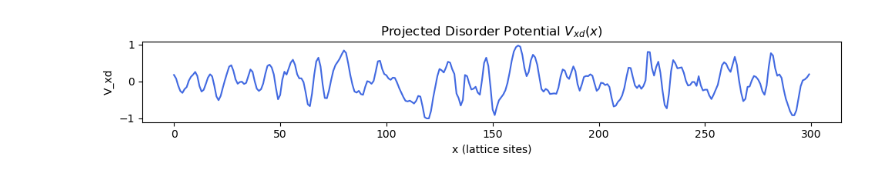
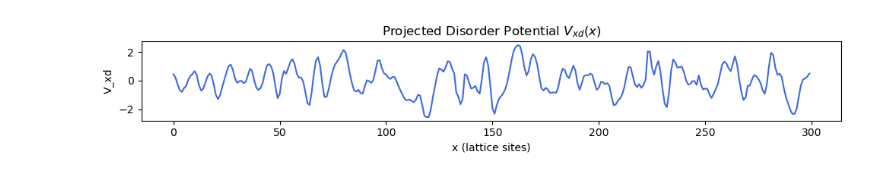
Before and after one commit to polianahp/Nonlocality-of-local-Andreev-conductances-as-a-probe-for-topological-Majorana-wires, a Jupyter notebook: disorder_testing.ipynb, the cells around one changed output. Saved outputs shown, nothing was run; the diff lists cells and outputs as text; code cells hidden in the pictures.

```diff
--- a/disorder_testing.ipynb
+++ b/disorder_testing.ipynb
@@ -244,29 +219,25 @@ np.savez(pth, Vdisx = Tdis)
 # %%
 import helpers as hp
 from pathlib import Path
 loadpth = Path(dir, 'Tdis.npz')
 dataloaded = hp.initialize_vdis_from_data(loadpth)
+X = Tdis
 
-# ======================================================================
-# 6. 1D projection: Vxd = sum_y Vdis(x, y) * Y0(y)
-# ======================================================================
-Y0 = np.ones(Ny)
-Vxd = dataloaded#np.array([np.dot(Vdis[ii, :], Y0) for ii in range(Nx)])
-Vxd = Vxd/np.max(np.abs(Vxd))
+#Vxd = Vxd/np.max(np.abs(Vxd))
 
 plt.figure(figsize=(10, 2))
-plt.plot(np.arange(Nx), Vxd, color='royalblue')
+plt.plot(np.arange(Nx), X, color='royalblue')
 plt.xlabel("x (lattice sites)")
 plt.ylabel("V_xd")
 plt.title("Projected Disorder Potential $V_{xd}(x)$")
 plt.gca().set_aspect('auto')
 plt.tight_layout()
 plt.show()
 
 # mean and variance
-DeltaVd = np.mean(Vxd)
-VarVd = np.mean(Vxd**2)
+DeltaVd = np.mean(X)
+VarVd = np.mean(X**2)
 print(f"ΔVd = {DeltaVd:.4f}")
 print(f"<Vxd²> = {VarVd:.4f}")
 # %% [output]
-[figure, old version]
+[figure, new version]
```
Also changed, not shown: parts of 8 cells of this notebook, 15 other files.
